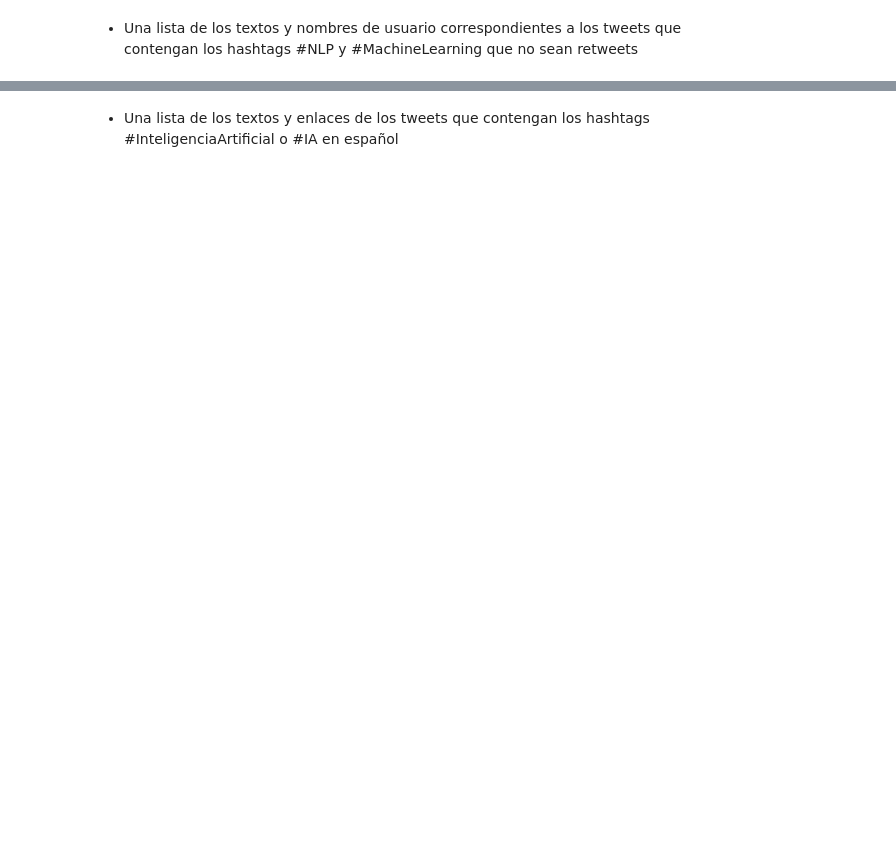
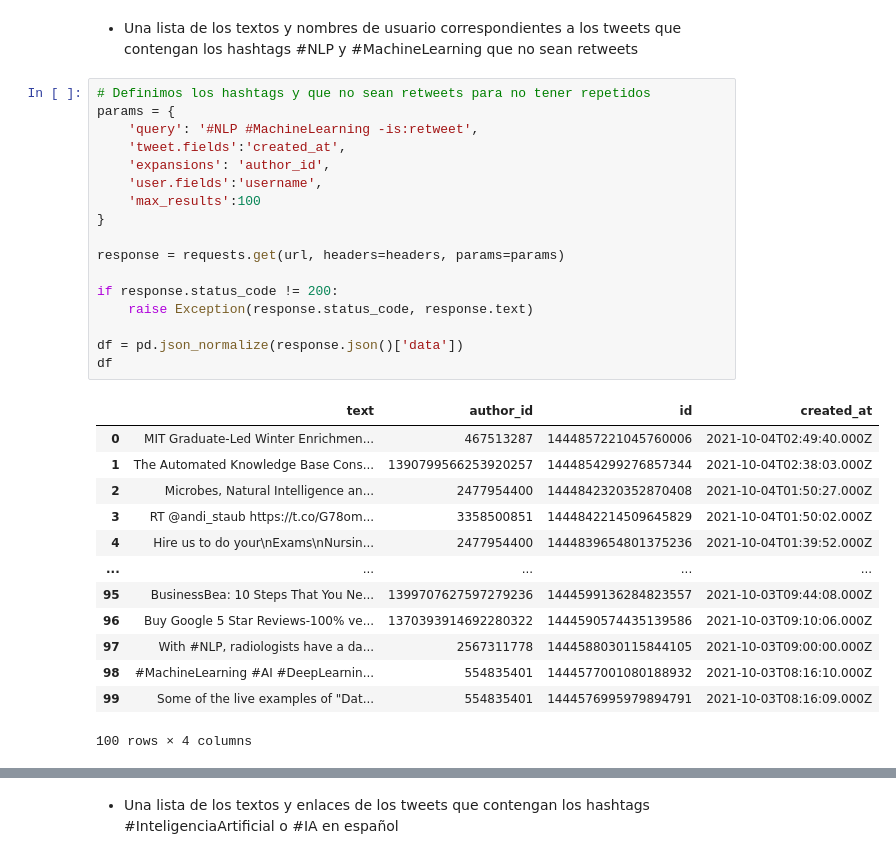
Before and after one commit to estebanarivasv/IA-2021, a Jupyter notebook: proyecto_PNL/1 - Obtener datos de la API.ipynb, the cells around one changed output, grey strips where cells are left out. Cells and saved outputs as stored; diff of their text form; blank space fills up the shorter version.

```diff
--- a/proyecto_PNL/1 - Obtener datos de la API.ipynb
+++ b/proyecto_PNL/1 - Obtener datos de la API.ipynb
@@ -115,2 +151,33 @@ df
 # %% [markdown]
 - Una lista de los textos y nombres de usuario correspondientes a los tweets que contengan los hashtags #NLP y #MachineLearning que no sean retweets
+# %%
+# Definimos los hashtags y que no sean retweets para no tener repetidos
+params = {
+    'query': '#NLP #MachineLearning -is:retweet',
+    'tweet.fields':'created_at',
+    'expansions': 'author_id',
+    'user.fields':'username',
+    'max_results':100
+}
+
+response = requests.get(url, headers=headers, params=params)
+
+if response.status_code != 200:
+    raise Exception(response.status_code, response.text)
+
+df = pd.json_normalize(response.json()['data'])
+df
+# %% [output]
+|  | text | author_id | id | created_at |
+| 0 | MIT Graduate-Led Winter Enrichmen... | 467513287 | 1444857221045760006 | 2021-10-04T02:49:40.000Z |
+| 1 | The Automated Knowledge Base Cons... | 1390799566253920257 | 1444854299276857344 | 2021-10-04T02:38:03.000Z |
+| 2 | Microbes, Natural Intelligence an... | 2477954400 | 1444842320352870408 | 2021-10-04T01:50:27.000Z |
+| 3 | RT @andi_staub https://t.co/G78om... | 3358500851 | 1444842214509645829 | 2021-10-04T01:50:02.000Z |
+| 4 | Hire us to do your\nExams\nNursin... | 2477954400 | 1444839654801375236 | 2021-10-04T01:39:52.000Z |
+| ... | ... | ... | ... | ... |
+| 95 | BusinessBea: 10 Steps That You Ne... | 1399707627597279236 | 1444599136284823557 | 2021-10-03T09:44:08.000Z |
+| 96 | Buy Google 5 Star Reviews-100% ve... | 1370393914692280322 | 1444590574435139586 | 2021-10-03T09:10:06.000Z |
+| 97 | With #NLP, radiologists have a da... | 2567311778 | 1444588030115844105 | 2021-10-03T09:00:00.000Z |
+| 98 | #MachineLearning #AI #DeepLearnin... | 554835401 | 1444577001080188932 | 2021-10-03T08:16:10.000Z |
+| 99 | Some of the live examples of "Dat... | 554835401 | 1444576995979894791 | 2021-10-03T08:16:09.000Z |
+100 rows × 4 columns
```
Also changed, not shown: parts of 21 cells of this notebook, 1 other file.
